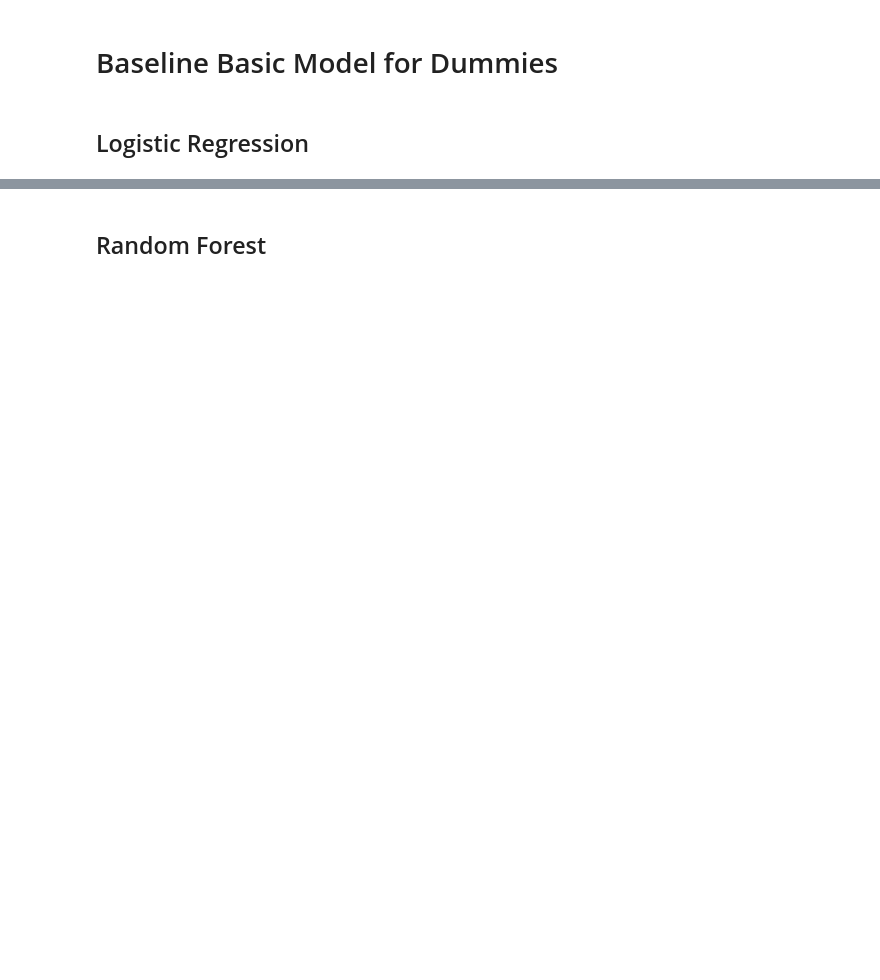
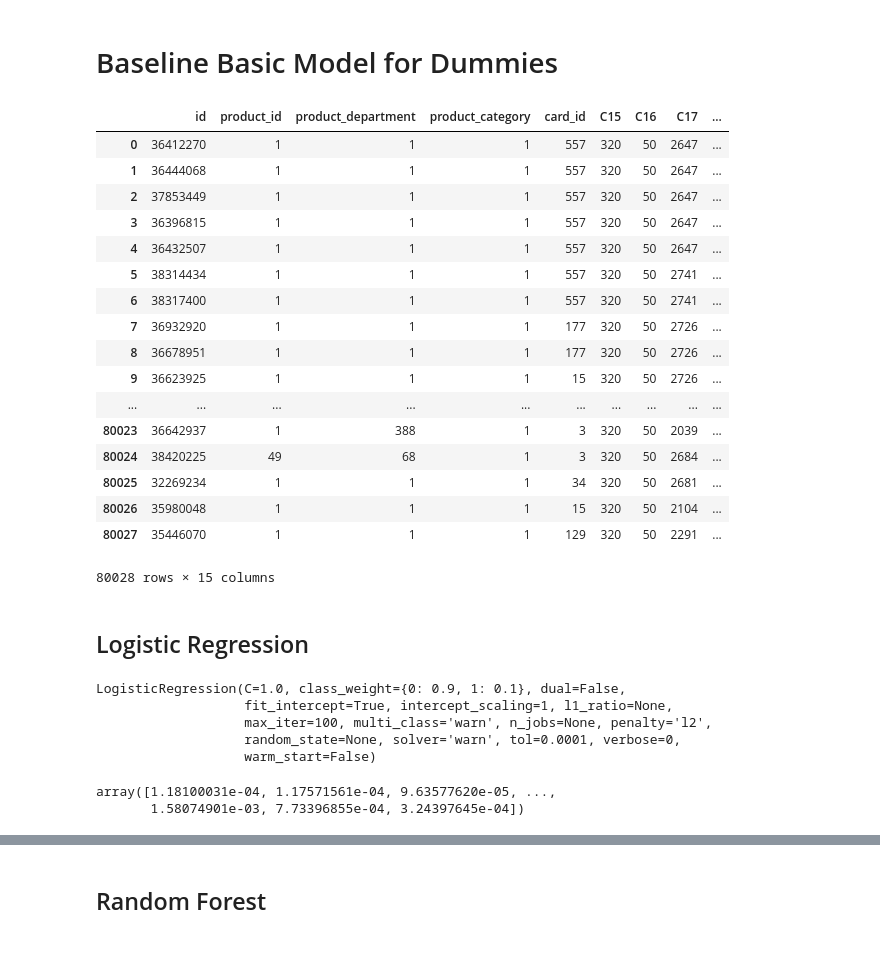
Before and after one commit to fcboss/enthusiatic_geeks_devs, a Jupyter notebook: main.ipynb, the cells around one changed output, grey strips where cells are left out. Cells and saved outputs as stored; diff of their text form; code cells hidden in the pictures; blank space fills up the shorter version.

Commit message:
main_cleaned_encoded

```diff
--- a/main.ipynb
+++ b/main.ipynb
@@ -53,0 +105,18 @@ y_test = df_test[["isfraud"]]
+# %%
+user_by_card = x_train.groupby('card_id').nunique().user_id.to_dict()
+
+x_train['number_users_by_card'] = x_train.card_id.map(user_by_card)
+
+
+numberoftimes_card_was_used = x_train.card_id.value_counts()
+
+x_train['numberoftimes_card_was_used'] = x_train.card_id.map(numberoftimes_card_was_used)
+# %%
+x_test['number_users_by_card'] = x_test.card_id.map(user_by_card).fillna(1)
+
+x_test['numberoftimes_card_was_used'] = x_test.card_id.map(numberoftimes_card_was_used).fillna(1)
+# %%
+columns_drop = ['timestamp','user_id']
+# %%
+x_train = x_train.drop(columns=columns_drop,axis=1)
+x_test = x_test.drop(columns=columns_drop,axis=1)
@@ -66,15 +136,43 @@ x_train
+# %%
+x_test
+# %% [output]
+|  | id | product_id | product_department | product_category | card_id | C15 | C16 | C17 | ... |
+| 0 | 36412270 | 1 | 1 | 1 | 557 | 320 | 50 | 2647 | ... |
+| 1 | 36444068 | 1 | 1 | 1 | 557 | 320 | 50 | 2647 | ... |
+| 2 | 37853449 | 1 | 1 | 1 | 557 | 320 | 50 | 2647 | ... |
+| 3 | 36396815 | 1 | 1 | 1 | 557 | 320 | 50 | 2647 | ... |
+| 4 | 36432507 | 1 | 1 | 1 | 557 | 320 | 50 | 2647 | ... |
+| 5 | 38314434 | 1 | 1 | 1 | 557 | 320 | 50 | 2741 | ... |
+| 6 | 38317400 | 1 | 1 | 1 | 557 | 320 | 50 | 2741 | ... |
+| 7 | 36932920 | 1 | 1 | 1 | 177 | 320 | 50 | 2726 | ... |
+| 8 | 36678951 | 1 | 1 | 1 | 177 | 320 | 50 | 2726 | ... |
+| 9 | 36623925 | 1 | 1 | 1 | 15 | 320 | 50 | 2726 | ... |
+| ... | ... | ... | ... | ... | ... | ... | ... | ... | ... |
+| 80023 | 36642937 | 1 | 388 | 1 | 3 | 320 | 50 | 2039 | ... |
+| 80024 | 38420225 | 49 | 68 | 1 | 3 | 320 | 50 | 2684 | ... |
+| 80025 | 32269234 | 1 | 1 | 1 | 34 | 320 | 50 | 2681 | ... |
+| 80026 | 35980048 | 1 | 1 | 1 | 15 | 320 | 50 | 2104 | ... |
+| 80027 | 35446070 | 1 | 1 | 1 | 129 | 320 | 50 | 2291 | ... |
+80028 rows × 15 columns
 # %% [markdown]
 ## Logistic Regression
 # %%
 from sklearn.linear_model import LogisticRegression
 
-x_cleaned = x_train.drop(['id'])
-
 lr = LogisticRegression(class_weight={0:0.9,1:0.1})
-lr.fit(x_cleaned, y_train)
+lr.fit(x_train, y_train)
+# %% [output]
+LogisticRegression(C=1.0, class_weight={0: 0.9, 1: 0.1}, dual=False,
+                   fit_intercept=True, intercept_scaling=1, l1_ratio=None,
+                   max_iter=100, multi_class='warn', n_jobs=None, penalty='l2',
+                   random_state=None, solver='warn', tol=0.0001, verbose=0,
+                   warm_start=False)
 # %%
-predicted_proba_logistic = lr.predict_proba(x_train)[:,1]
+predicted_proba_logistic = lr.predict_proba(x_test)[:,1]
 predicted_proba_logistic
+# %% [output]
+array([1.18100031e-04, 1.17571561e-04, 9.63577620e-05, ...,
+       1.58074901e-03, 7.73396855e-04, 3.24397645e-04])
 # %%
 y_pred_train = lr.predict(x_train)
 # %%
```
Also changed, not shown: parts of 24 cells of this notebook.
